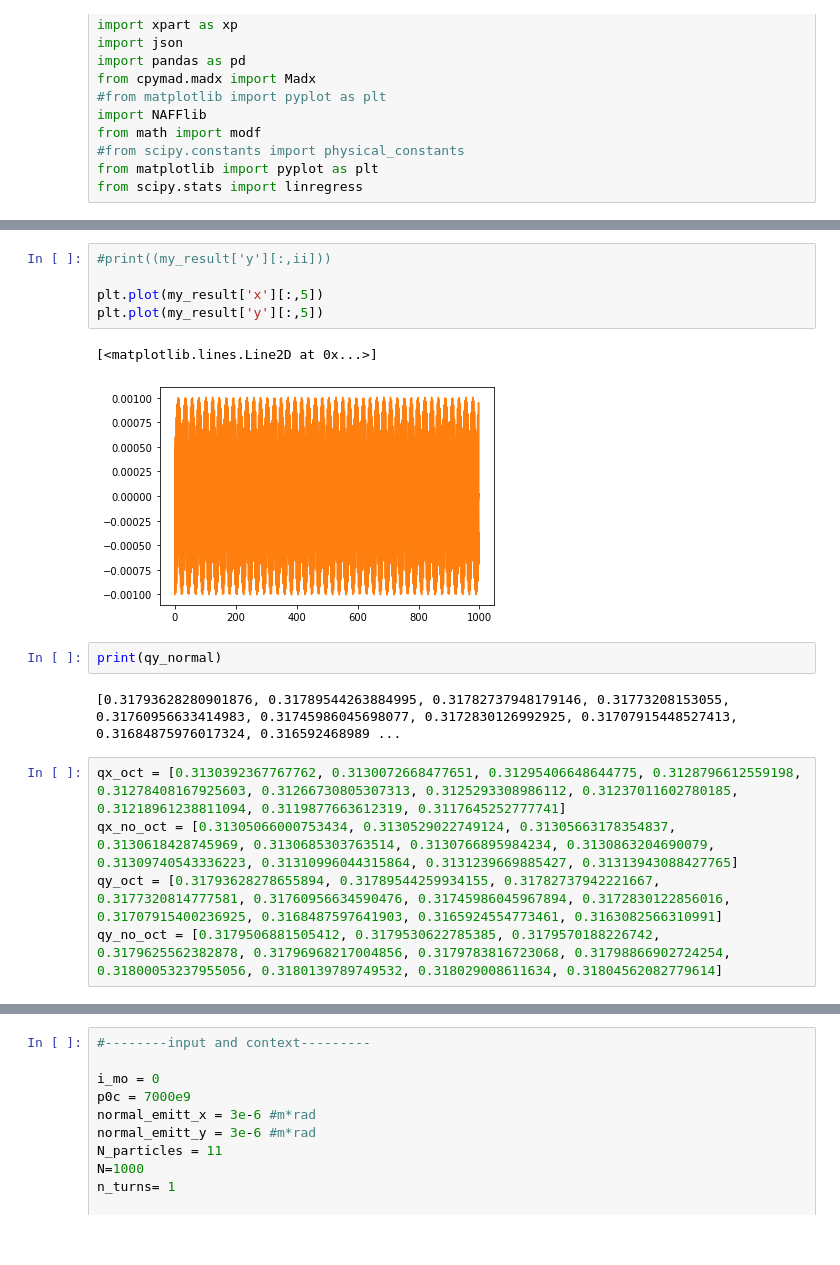
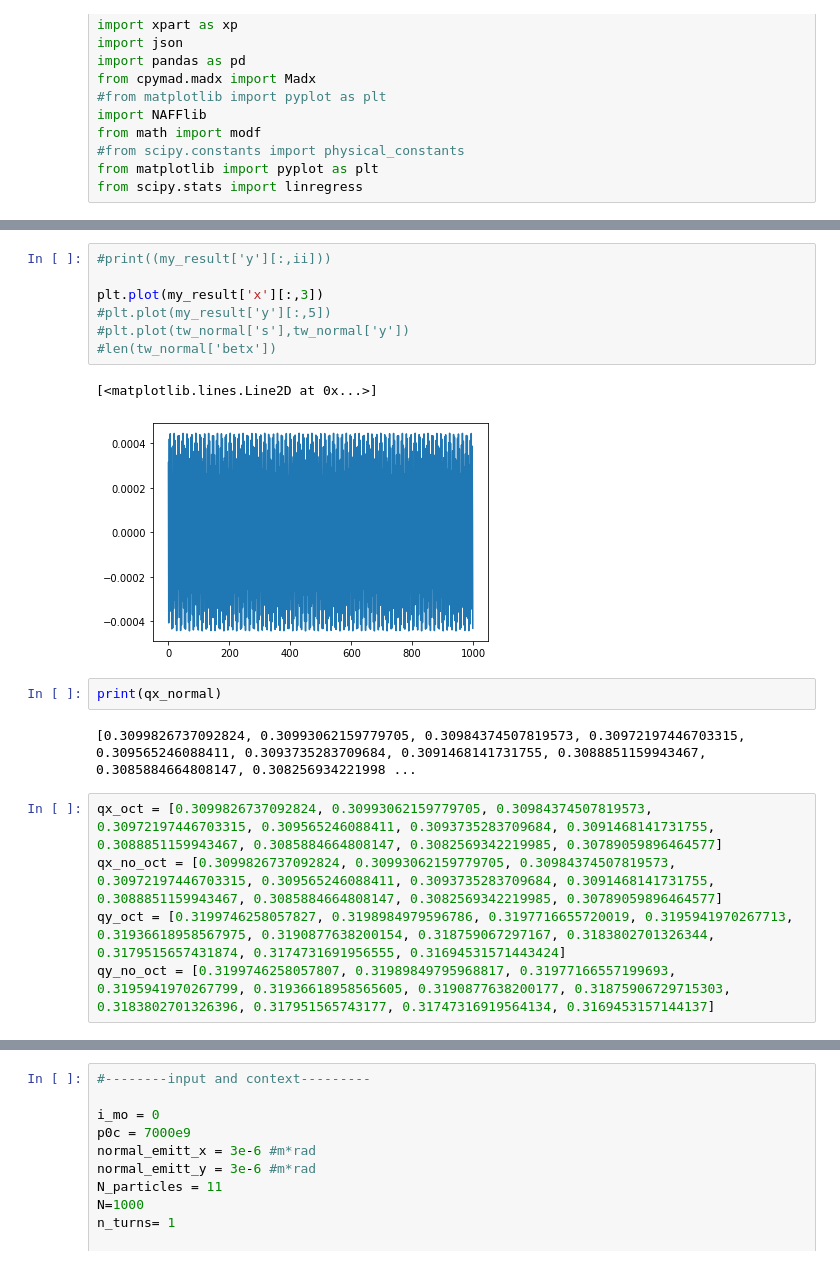
Before and after one commit to andreafornara/git_postprocessing, a Jupyter notebook: Atomic_HL.ipynb, the cells around one changed output, grey strips where cells are left out. Saved outputs shown, nothing was run; the diff lists cells and outputs as text.

```diff
--- a/Atomic_HL.ipynb
+++ b/Atomic_HL.ipynb
@@ -117,20 +128,22 @@ ClosedOrbitSearchError:
 # %%
 #print((my_result['y'][:,ii]))
 
-plt.plot(my_result['x'][:,5])
-plt.plot(my_result['y'][:,5])
+plt.plot(my_result['x'][:,3])
+#plt.plot(my_result['y'][:,5])
+#plt.plot(tw_normal['s'],tw_normal['y'])
+#len(tw_normal['betx'])
 # %% [output]
 [<matplotlib.lines.Line2D at 0x...>]
-[figure, old version]
+[figure, new version]
 # %%
-print(qy_normal)
+print(qx_normal)
 # %% [output]
-[0.31793628280901876, 0.31789544263884995, 0.31782737948179146, 0.31773208153055, 0.31760956633414983, 0.31745986045698077, 0.3172830126992925, 0.31707915448527413, 0.31684875976017324, 0.316592468989 ...
+[0.3099826737092824, 0.30993062159779705, 0.30984374507819573, 0.30972197446703315, 0.309565246088411, 0.3093735283709684, 0.3091468141731755, 0.3088851159943467, 0.3085884664808147, 0.308256934221998 ...
 # %%
-qx_oct = [0.3130392367767762, 0.3130072668477651, 0.31295406648644775, 0.3128796612559198, 0.31278408167925603, 0.31266730805307313, 0.3125293308986112, 0.31237011602780185, 0.31218961238811094, 0.3119877663612319, 0.3117645252777741]
-qx_no_oct = [0.31305066000753434, 0.3130529022749124, 0.31305663178354837, 0.3130618428745969, 0.3130685303763514, 0.3130766895984234, 0.3130863204690079, 0.31309740543336223, 0.31310996044315864, 0.3131239669885427, 0.31313943088427765]
-qy_oct = [0.31793628278655894, 0.31789544259934155, 0.31782737942221667, 0.3177320814777581, 0.31760956634590476, 0.31745986045967894, 0.3172830122856016, 0.31707915400236925, 0.3168487597641903, 0.3165924554773461, 0.3163082566310991]
-qy_no_oct = [0.3179506881505412, 0.3179530622785385, 0.3179570188226742, 0.3179625562382878, 0.31796968217004856, 0.3179783816723068, 0.31798866902724254, 0.31800053237955056, 0.3180139789749532, 0.318029008611634, 0.31804562082779614]
+qx_oct = [0.3099826737092824, 0.30993062159779705, 0.30984374507819573, 0.30972197446703315, 0.309565246088411, 0.3093735283709684, 0.3091468141731755, 0.3088851159943467, 0.3085884664808147, 0.3082569342219985, 0.30789059896464577]
+qx_no_oct = [0.3099826737092824, 0.30993062159779705, 0.30984374507819573, 0.30972197446703315, 0.309565246088411, 0.3093735283709684, 0.3091468141731755, 0.3088851159943467, 0.3085884664808147, 0.3082569342219985, 0.30789059896464577]
+qy_oct = [0.3199746258057827, 0.3198984979596786, 0.3197716655720019, 0.3195941970267713, 0.31936618958567975, 0.3190877638200154, 0.318759067297167, 0.3183802701326344, 0.3179515657431874, 0.3174731691956555, 0.31694531571443424]
+qy_no_oct = [0.3199746258057807, 0.31989849795968817, 0.31977166557199693, 0.3195941970267799, 0.31936618958565605, 0.3190877638200177, 0.31875906729715303, 0.3183802701326396, 0.317951565743177, 0.31747316919564134, 0.3169453157144137]
 # %%
 #Monitor detuning study, x direction
 x0 = np.array([mysigma*sigma_x[0] for mysigma in np.linspace(0.2,2.2,N_particles)])
```
Also changed, not shown: parts of 12 cells of this notebook, 3 other files.
